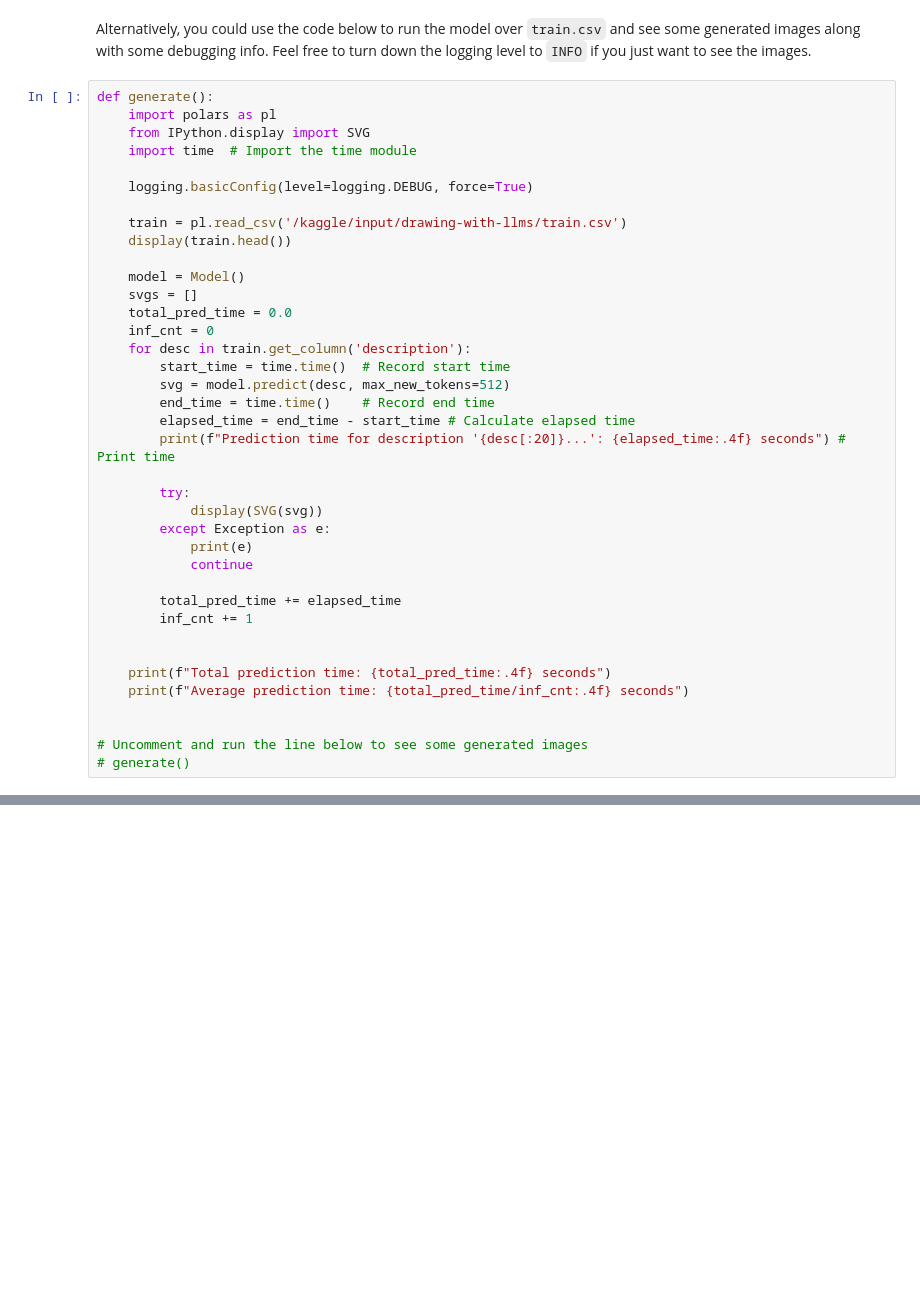
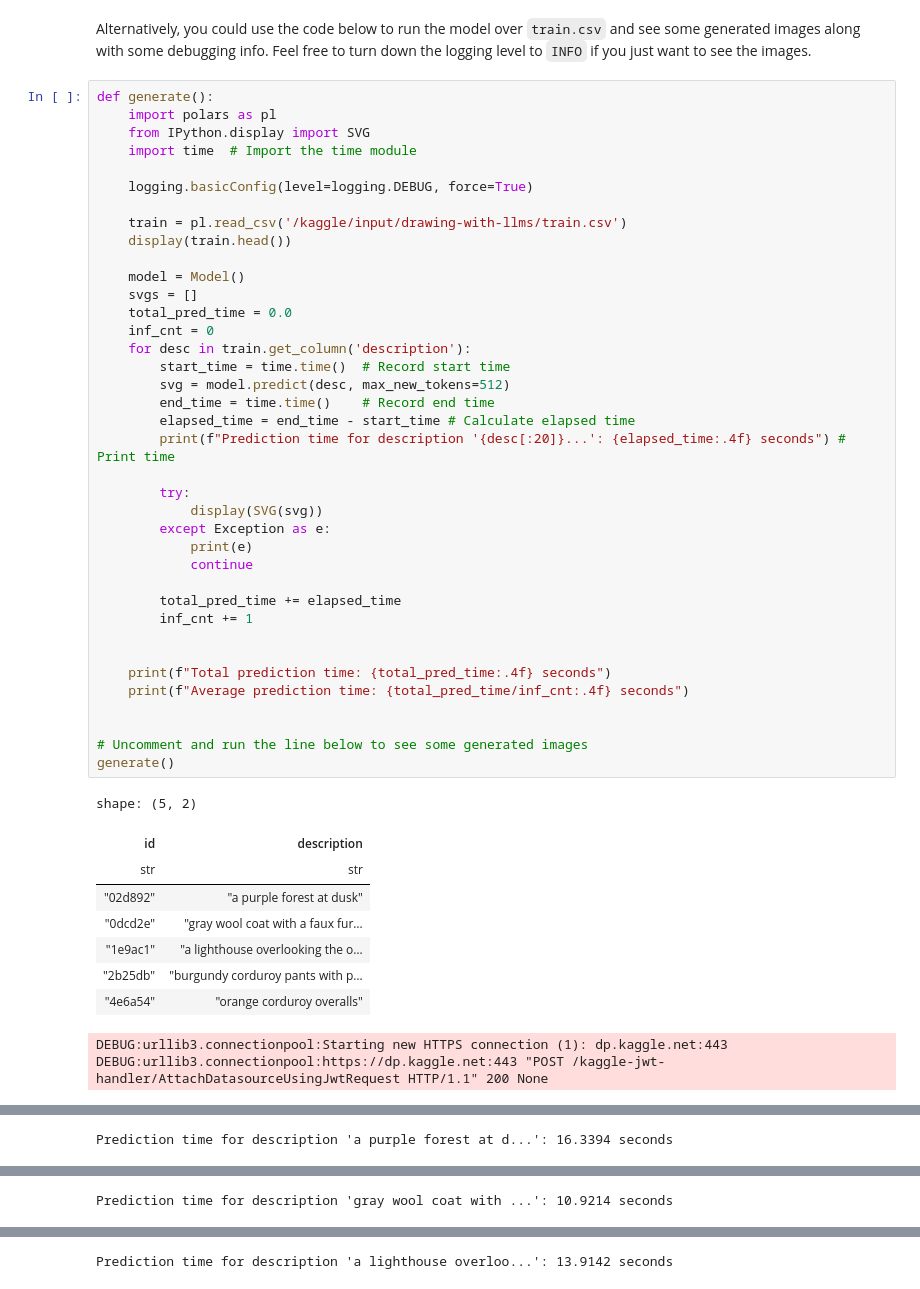
Before and after one commit to nicewang/bitmap2svg, a Jupyter notebook: nice/submit_draft/gemma3/gemma3.ipynb, the cells around one changed output, grey strips where cells are left out. Drawn from its saved outputs; the diff is of its cells as text; blank space fills up the shorter version.

Commit message:
Kaggle Notebook | Drawing with LLMs : Gemma 3 | Version 5

```diff
--- a/nice/submit_draft/gemma3/gemma3.ipynb
+++ b/nice/submit_draft/gemma3/gemma3.ipynb
@@ -318,31 +343,42 @@ def generate():
 
     train = pl.read_csv('/kaggle/input/drawing-with-llms/train.csv')
     display(train.head())
 
     model = Model()
     svgs = []
     total_pred_time = 0.0
     inf_cnt = 0
     for desc in train.get_column('description'):
         start_time = time.time()  # Record start time
         svg = model.predict(desc, max_new_tokens=512)
         end_time = time.time()    # Record end time
         elapsed_time = end_time - start_time # Calculate elapsed time
         print(f"Prediction time for description '{desc[:20]}...': {elapsed_time:.4f} seconds") # Print time
 
         try:
             display(SVG(svg))
         except Exception as e:
             print(e)
             continue
 
         total_pred_time += elapsed_time
         inf_cnt += 1
 
 
     print(f"Total prediction time: {total_pred_time:.4f} seconds")
     print(f"Average prediction time: {total_pred_time/inf_cnt:.4f} seconds")
 
 
 # Uncomment and run the line below to see some generated images
-# generate()
+generate()
+# %% [output]
+shape: (5, 2)
+| id | description |
+| str | str |
+| "02d892" | "a purple forest at dusk" |
+| "0dcd2e" | "gray wool coat with a faux fur… |
+| "1e9ac1" | "a lighthouse overlooking the o… |
+| "2b25db" | "burgundy corduroy pants with p… |
+| "4e6a54" | "orange corduroy overalls" |
+DEBUG:urllib3.connectionpool:Starting new HTTPS connection (1): dp.kaggle.net:443
+DEBUG:urllib3.connectionpool:https://dp.kaggle.net:443 "POST /kaggle-jwt-handler/AttachDatasourceUsingJwtRequest HTTP/1.1" 200 None
@@ -348,0 +402 @@ def generate():
+Prediction time for description 'a purple forest at d...': 16.3394 seconds
@@ -348,0 +421 @@ def generate():
+Prediction time for description 'gray wool coat with ...': 10.9214 seconds
@@ -348,0 +440 @@ def generate():
+Prediction time for description 'a lighthouse overloo...': 13.9142 seconds
```
Also changed, not shown: parts of 6 cells of this notebook.
